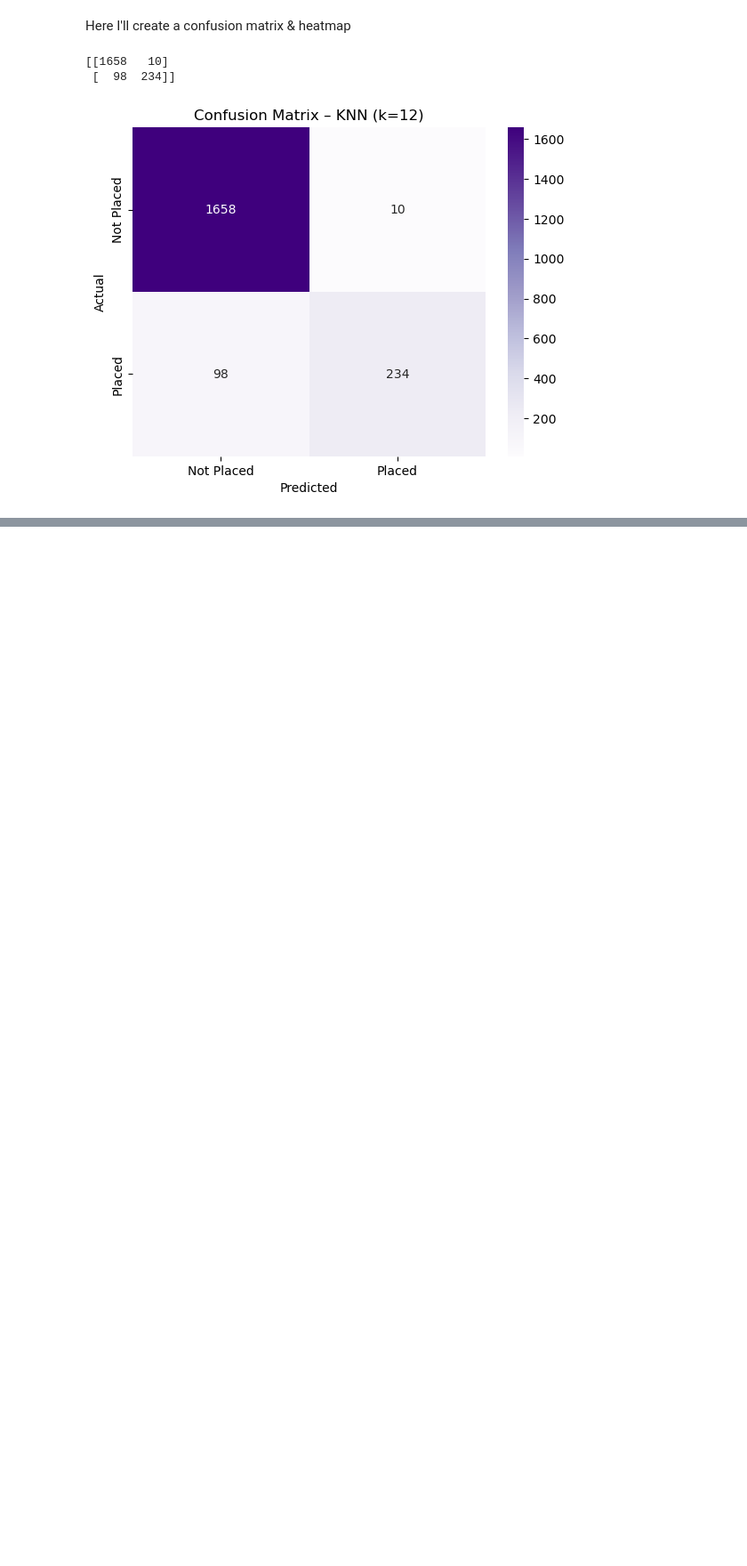
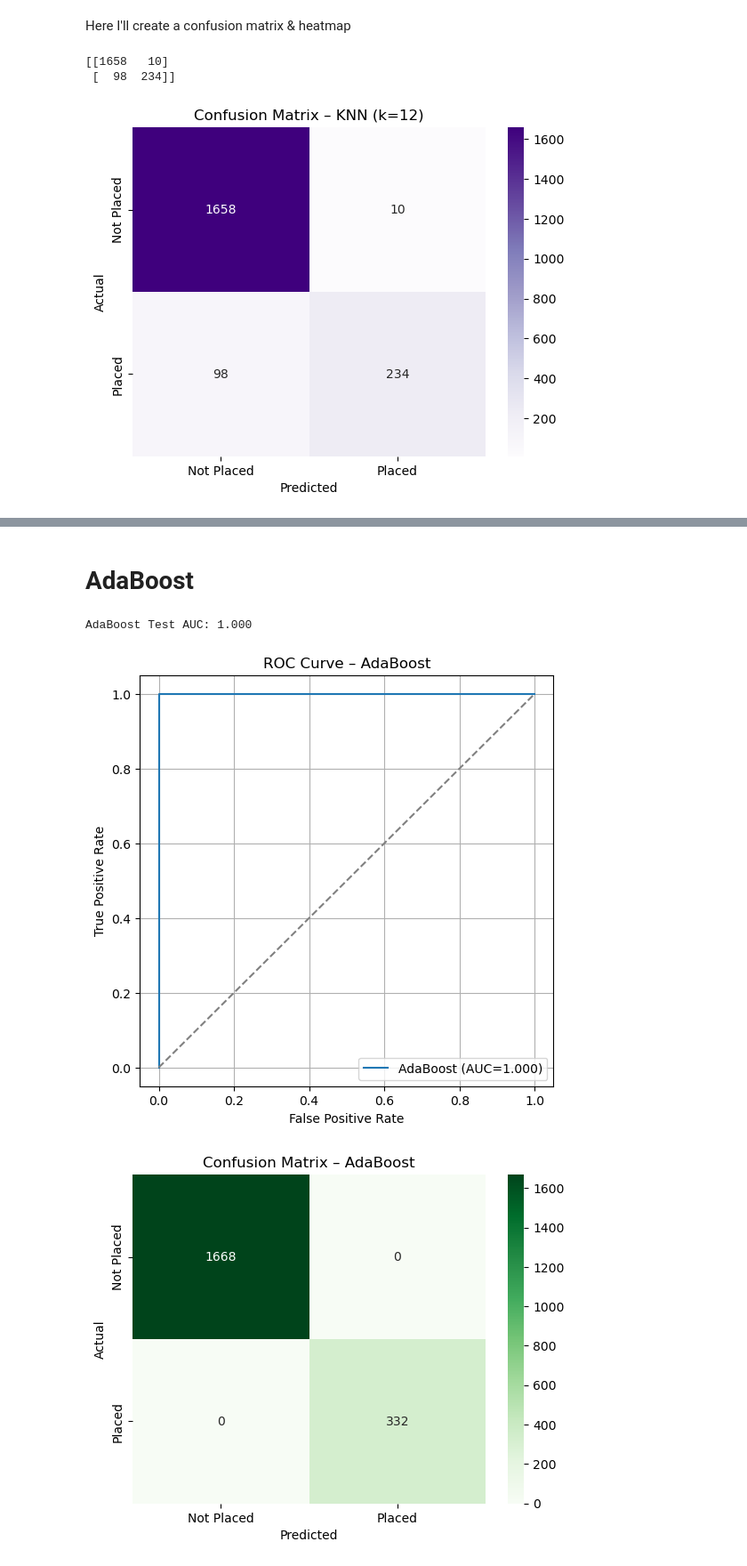
Before and after one commit to Kate-Zilla/Graduate-Employability, a Jupyter notebook: employability.ipynb, the cells around one changed output, grey strips where cells are left out. Shown: that part at 89% size. Cells and saved outputs as stored; diff of their text form; code cells hidden in the pictures; blank space fills up the shorter version.

```diff
--- a/employability.ipynb
+++ b/employability.ipynb
@@ -474,0 +537,44 @@ plt.show()
+# %% [markdown]
+# AdaBoost
+# %%
+#fit
+ada_model = AdaBoostClassifier(
+    n_estimators=200, learning_rate=0.5, random_state=42
+)
+ada_model.fit(X_train2, y_train2)
+
+#predict
+ada_y_score = ada_model.predict_proba(X_test2)[:, 1]
+ada_auc = roc_auc_score(y_test2, ada_y_score)
+print(f"AdaBoost Test AUC: {ada_auc:.3f}")
+
+#ROC curve
+fpr, tpr, _ = roc_curve(y_test2, ada_y_score)
+plt.figure(figsize=(6,6))
+plt.plot(fpr, tpr, label=f"AdaBoost (AUC={ada_auc:.3f})")
+plt.plot([0,1],[0,1],'--',color='gray')
+plt.xlabel("False Positive Rate")
+plt.ylabel("True Positive Rate")
+plt.title("ROC Curve – AdaBoost")
+plt.legend()
+plt.grid(True)
+plt.show()
+
+#confusion matrix
+ada_y_pred = ada_model.predict(X_test2)
+cm_ada = confusion_matrix(y_test2, ada_y_pred)
+sns.heatmap(cm_ada, annot=True, fmt='d', cmap='Greens',
+            xticklabels=['Not Placed', 'Placed'],
+            yticklabels=['Not Placed', 'Placed'])
+plt.xlabel('Predicted')
+plt.ylabel('Actual')
+plt.title('Confusion Matrix – AdaBoost')
+plt.show()
+
+#classification report
+print("AdaBoost Classification Report:\n")
+print(classification_report(y_test2, ada_y_pred, target_names=['Not Placed','Placed']))
+# %% [output]
+AdaBoost Test AUC: 1.000
+[figure, added]
+[figure, added]
```
Also changed, not shown: parts of 9 cells of this notebook.
